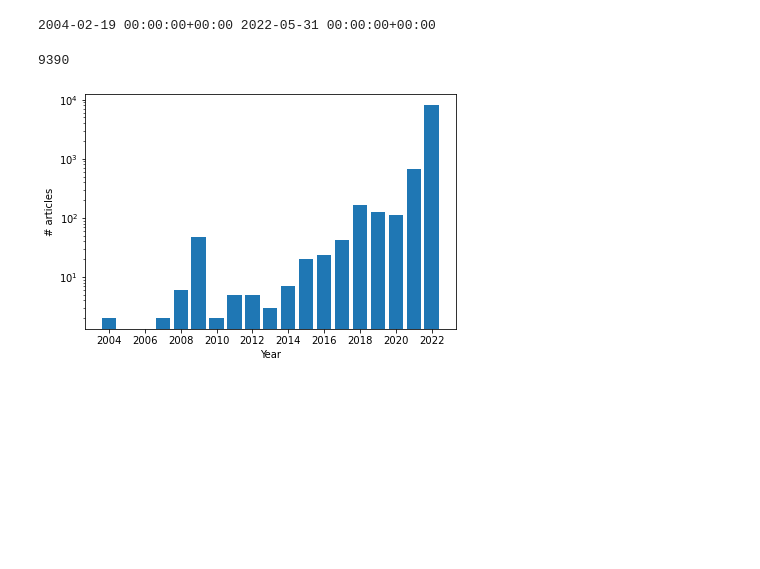
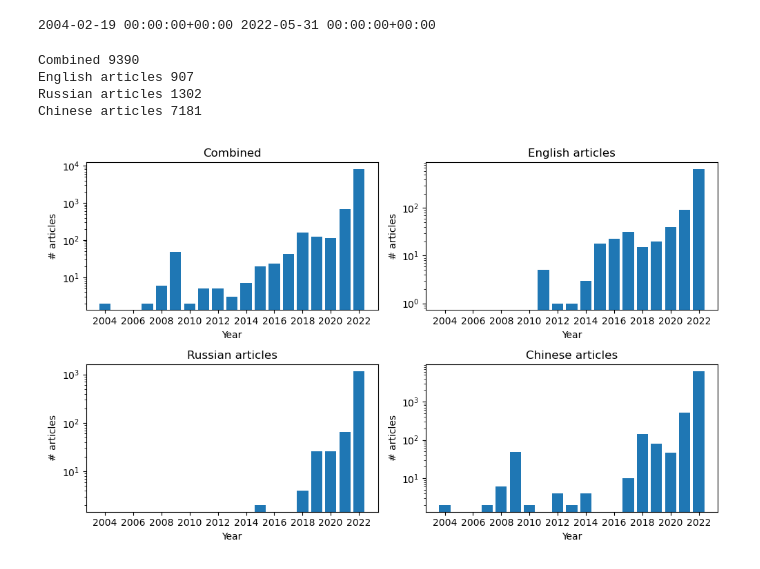
Before and after one commit to KaiNylund/breaking-news-benchmark, a Jupyter notebook: pipelines/analyzeSampleArticles.ipynb, the cells around one changed output. Cells and saved outputs as stored; diff of their text form; code cells hidden in the pictures; blank space fills up the shorter version.

Commit message:
Adding article histograms by language

```diff
--- a/pipelines/analyzeSampleArticles.ipynb
+++ b/pipelines/analyzeSampleArticles.ipynb
@@ -5,9 +5,9 @@ import pytz
 import matplotlib.pyplot as plt
 # %%
 # Temporary block to combine individual files since my parsing failed part of the way through ;-;
-articlesEN = np.load("./data/articlesEN.npy", allow_pickle=True)
-articlesRU = np.load("./data/articlesRU.npy", allow_pickle=True)
-articlesZH = np.load("./data/articlesZH.npy", allow_pickle=True)
+articlesEN = np.load("../data/articlesEN.npy", allow_pickle=True)
+articlesRU = np.load("../data/articlesRU.npy", allow_pickle=True)
+articlesZH = np.load("../data/articlesZH.npy", allow_pickle=True)
 
 abvs = ["en", "ru", "zh"]
 article_dicts = [articlesEN, articlesRU, articlesZH]
@@ -26,13 +26,13 @@ for i in range(len(abvs)):
   articles[abv] = filtered_articles
   print("Number of " + abv + " articles:" + str(len(filtered_articles)))
 
-  np.save("./data/articles.npy", articles)
+  np.save("../data/articles.npy", articles)
 # %% [output]
 Number of en articles:1906
 Number of ru articles:1431
 Number of zh articles:9627
 # %%
-articles = np.load("./data/articles.npy", allow_pickle=True).item()
+articles = np.load("../data/articles.npy", allow_pickle=True).item()
 utc=pytz.UTC
 
 # Find the date range of articles
@@ -51,24 +51,34 @@ print(min(datetimes), max(datetimes))
 #print(articles["ru"][1000])
 #print(articles["zh"][1000])
 # %%
-# Plot number of articles vs. year
-year_bins = np.zeros(19, dtype=int)
-x = np.array(list(range(0, 19))) + 2004
-count = 0
+# Plot number of articles vs. year for all articles and seperated by langauge
+fig = plt.figure(figsize=(10, 6))
+article_sets = [articles["en"] + articles["ru"] + articles["zh"], articles["en"], articles["ru"], articles["zh"]]
+article_titles = ["Combined", "English articles", "Russian articles", "Chinese articles"]
 
-for abv, article_list in articles.items():
-  for article in article_list:
+for i in range(len(article_sets)):
+  title = article_titles[i]
+  year_bins = np.zeros(19, dtype=int)
+  x = np.array(list(range(0, 19))) + 2004
+  count = 0
+
+  for article in article_sets[i]:
     if article["date"] != None:
       year_bins[article["date"].year - 2004] += 1
       count += 1
 
-print(count)
-plt.bar(x, year_bins)
-plt.xticks(x[::2])
-plt.xlabel("Year")
-plt.yscale("log")
-plt.ylabel("# articles")
+  print(title + " " + str(count))
+  plt.subplot(2, 2, i + 1)
+  plt.bar(x, year_bins)
+  plt.xticks(x[::2])
+  plt.xlabel("Year")
+  plt.yscale("log")
+  plt.ylabel("# articles")
+  plt.title(title)
 plt.tight_layout()
 # %% [output]
-9390
+Combined 9390
+English articles 907
+Russian articles 1302
+Chinese articles 7181
-[figure, old version]
+[figure, new version]
```
Also changed, not shown: 3 other files.
